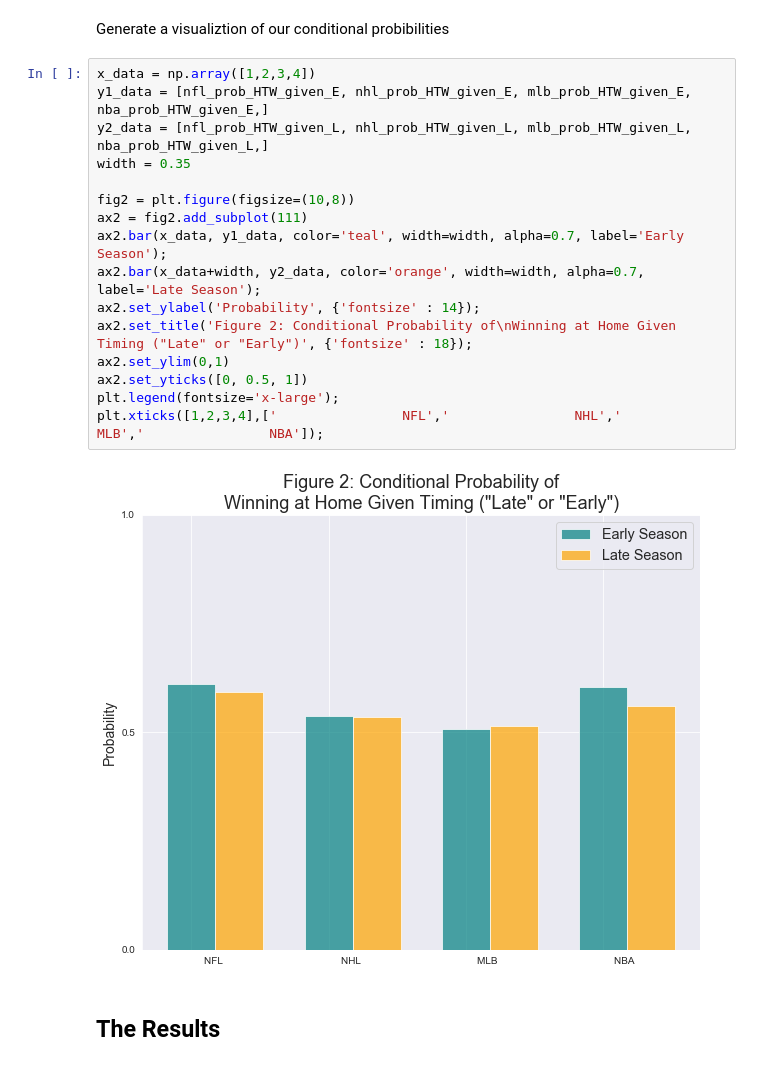
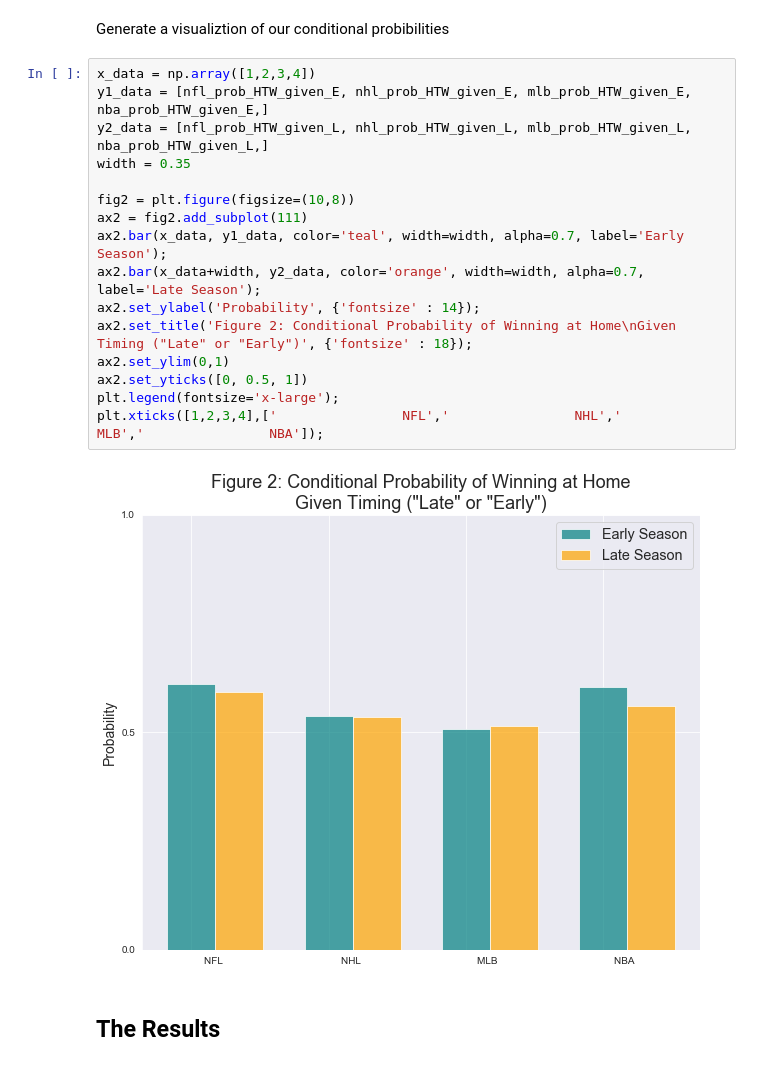
Before and after one commit to jprinfret/home_field_advantage, a Jupyter notebook: evaluating_home_field_advantage.ipynb, the cells around one changed output. Cells and saved outputs as stored; diff of their text form.

```diff
--- a/evaluating_home_field_advantage.ipynb
+++ b/evaluating_home_field_advantage.ipynb
@@ -713,21 +713,21 @@ Generate a visualiztion of our conditional probibilities
 # %%
 x_data = np.array([1,2,3,4])
 y1_data = [nfl_prob_HTW_given_E, nhl_prob_HTW_given_E, mlb_prob_HTW_given_E, nba_prob_HTW_given_E,]
 y2_data = [nfl_prob_HTW_given_L, nhl_prob_HTW_given_L, mlb_prob_HTW_given_L, nba_prob_HTW_given_L,]
 width = 0.35
 
 fig2 = plt.figure(figsize=(10,8))
 ax2 = fig2.add_subplot(111)
 ax2.bar(x_data, y1_data, color='teal', width=width, alpha=0.7, label='Early Season');
 ax2.bar(x_data+width, y2_data, color='orange', width=width, alpha=0.7, label='Late Season');
 ax2.set_ylabel('Probability', {'fontsize' : 14});
-ax2.set_title('Figure 2: Conditional Probability of\nWinning at Home Given Timing ("Late" or "Early")', {'fontsize' : 18});
+ax2.set_title('Figure 2: Conditional Probability of Winning at Home\nGiven Timing ("Late" or "Early")', {'fontsize' : 18});
 ax2.set_ylim(0,1)
 ax2.set_yticks([0, 0.5, 1])
 plt.legend(fontsize='x-large');
 plt.xticks([1,2,3,4],['                NFL','                NHL','                MLB','                NBA']);
 # %% [output]
-[figure, old version]
+[figure, new version]
 # %% [markdown]
 ## The Results
 # %% [markdown]
```
Also changed, not shown: parts of 2 cells of this notebook.
